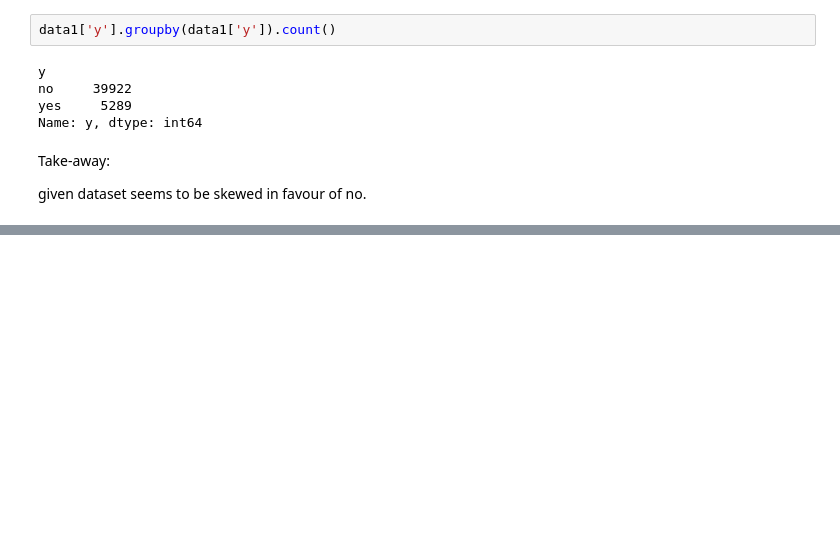
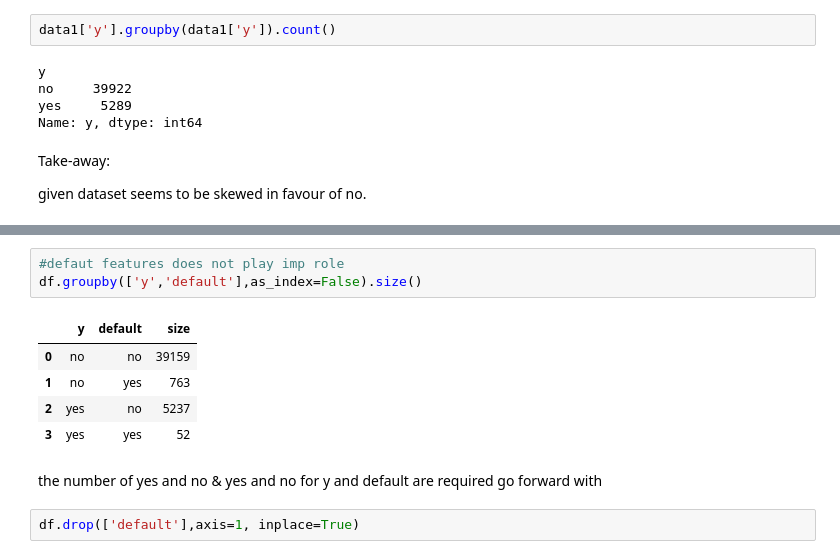
Before and after one commit to devanglad/ML_CW_04, a Jupyter notebook: AssignDlad.ipynb, the cells around one changed output, grey strips where cells are left out. Cells and saved outputs as stored; diff of their text form; blank space fills up the shorter version.

```diff
--- a/AssignDlad.ipynb
+++ b/AssignDlad.ipynb
@@ -322,0 +362,13 @@ given dataset seems to be skewed in favour of no.
+# %%
+#defaut features does not play imp role
+df.groupby(['y','default'],as_index=False).size()
+# %% [output]
+|  | y | default | size |
+| 0 | no | no | 39159 |
+| 1 | no | yes | 763 |
+| 2 | yes | no | 5237 |
+| 3 | yes | yes | 52 |
+# %% [markdown]
+the number of yes and no & yes and no for y and default are required go forward with
+# %%
+df.drop(['default'],axis=1, inplace=True)
```
Also changed, not shown: parts of 21 cells of this notebook.
